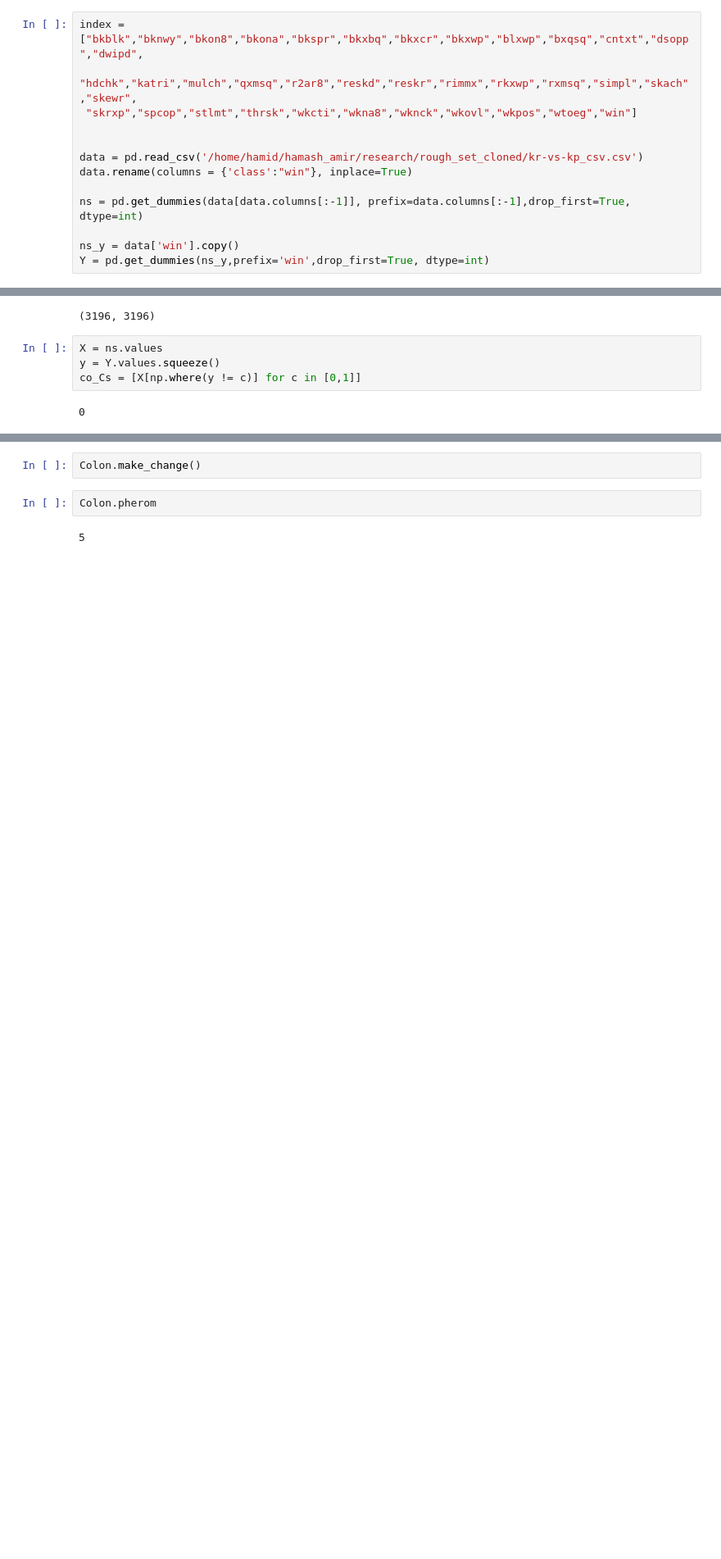
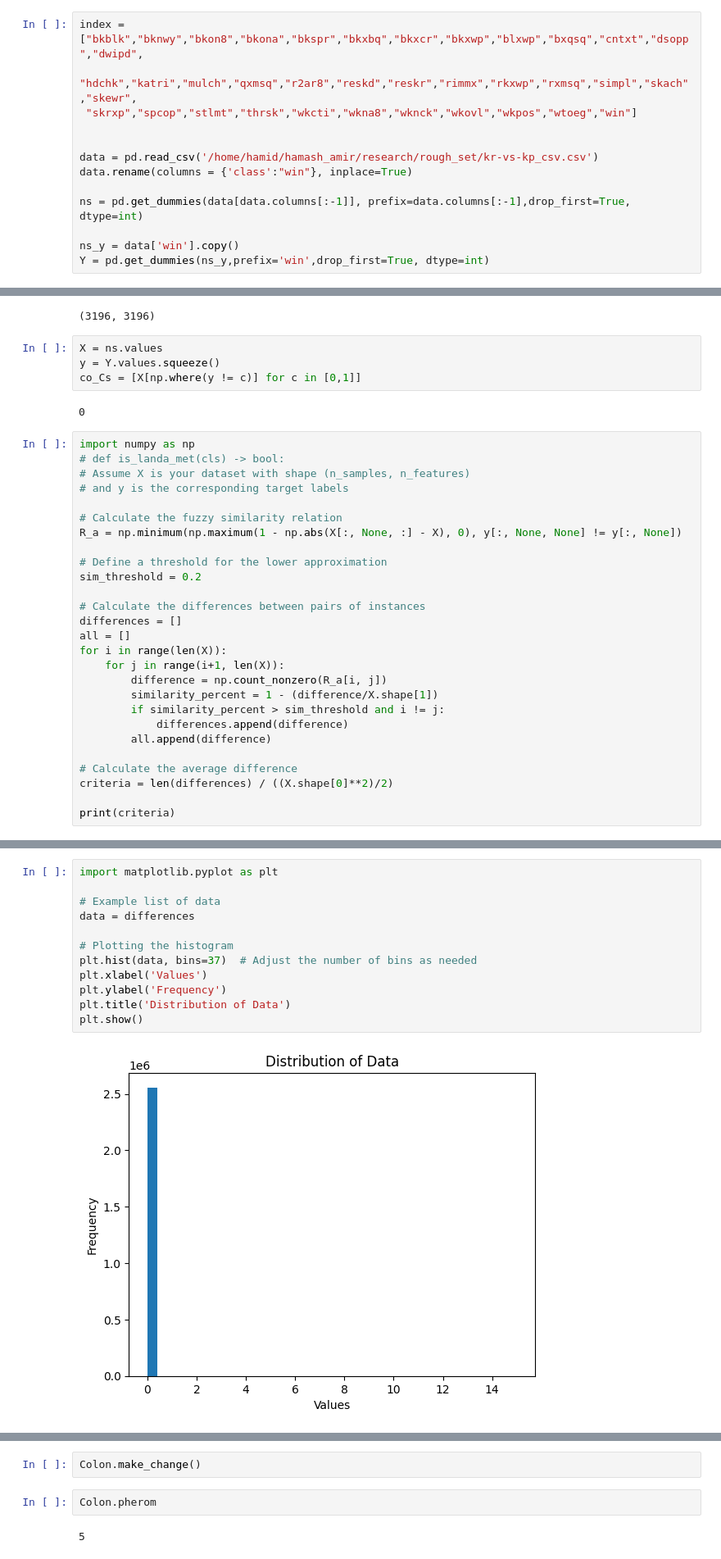
Before and after one commit to Cph4v/rough_set, a Jupyter notebook: ant_rough_set_oop_2.ipynb, the cells around one changed output, grey strips where cells are left out. Shown at 82% size. Cells and saved outputs as stored; diff of their text form; blank space fills up the shorter version.

```diff
--- a/ant_rough_set_oop_2.ipynb
+++ b/ant_rough_set_oop_2.ipynb
@@ -320,7 +387,7 @@ index = ["bkblk","bknwy","bkon8","bkona","bkspr","bkxbq","bkxcr","bkxwp","blxwp"
  "skrxp","spcop","stlmt","thrsk","wkcti","wkna8","wknck","wkovl","wkpos","wtoeg","win"]
 
 
-data = pd.read_csv('/home/hamid/hamash_amir/research/rough_set_cloned/kr-vs-kp_csv.csv')
+data = pd.read_csv('/home/hamid/hamash_amir/research/rough_set/kr-vs-kp_csv.csv')
 data.rename(columns = {'class':"win"}, inplace=True)
 
 ns = pd.get_dummies(data[data.columns[:-1]], prefix=data.columns[:-1],drop_first=True, dtype=int)
@@ -403,3 +460,30 @@ y = Y.values.squeeze()
 co_Cs = [X[np.where(y != c)] for c in [0,1]]
 # %% [output]
 0
+# %%
+import numpy as np
+# def is_landa_met(cls) -> bool:
+# Assume X is your dataset with shape (n_samples, n_features)
+# and y is the corresponding target labels
+
+# Calculate the fuzzy similarity relation
+R_a = np.minimum(np.maximum(1 - np.abs(X[:, None, :] - X), 0), y[:, None, None] != y[:, None])
+
+# Define a threshold for the lower approximation
+sim_threshold = 0.2
+
+# Calculate the differences between pairs of instances
+differences = []
+all = []
+for i in range(len(X)):
+    for j in range(i+1, len(X)):
+        difference = np.count_nonzero(R_a[i, j])
+        similarity_percent = 1 - (difference/X.shape[1])
+        if similarity_percent > sim_threshold and i != j:
+            differences.append(difference)
+        all.append(difference)
+
+# Calculate the average difference
+criteria = len(differences) / ((X.shape[0]**2)/2)
+
+print(criteria)
@@ -405,0 +492,14 @@ co_Cs = [X[np.where(y != c)] for c in [0,1]]
+# %%
+import matplotlib.pyplot as plt
+
+# Example list of data
+data = differences
+
+# Plotting the histogram
+plt.hist(data, bins=37)  # Adjust the number of bins as needed
+plt.xlabel('Values')
+plt.ylabel('Frequency')
+plt.title('Distribution of Data')
+plt.show()
+# %% [output]
+[figure, added]
```
Also changed, not shown: parts of 22 cells of this notebook.
